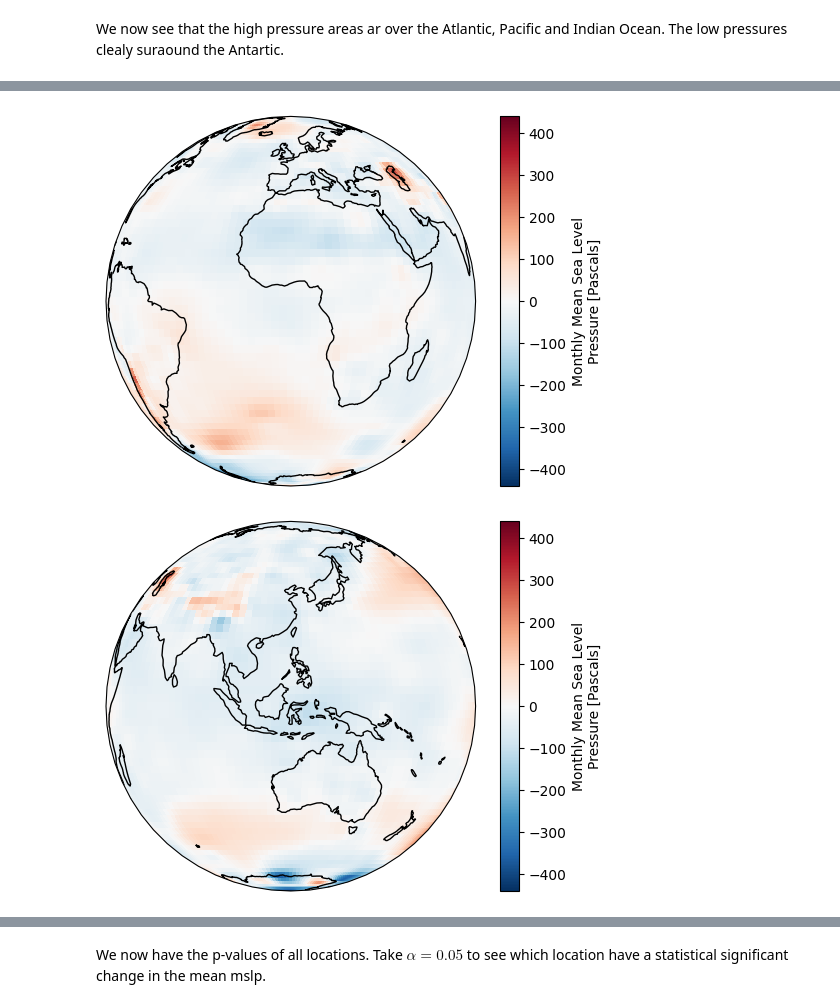
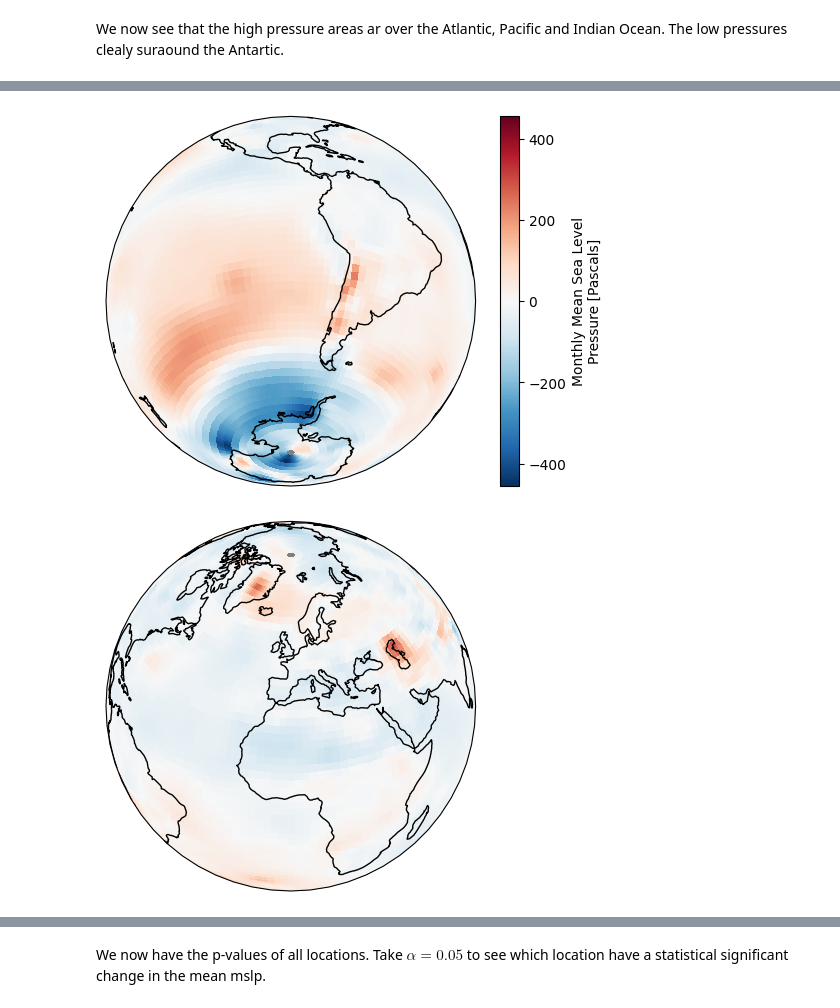
Before and after one commit to johanmon/Statistics, a Jupyter notebook: project/first.ipynb, the cells around one changed output, grey strips where cells are left out. Cells and saved outputs as stored; diff of their text form; code cells hidden in the pictures.

```diff
--- a/project/first.ipynb
+++ b/project/first.ipynb
@@ -89,7 +111,7 @@ p.axes.coastlines();
 # %% [markdown]
 We now see that the high pressure areas ar over the Atlantic, Pacific and Indian Ocean. The low pressures clealy suraound the Antartic.
 # %%
-ds79 = ds.sel(time=slice("1979-01-01", "1999-12-01"))
+dsfirst = ds.isel(time=slice(1, ds.time.size//2))
 # %%
-ds00 = ds.sel(time=slice("2000-01-01", "2025-12-01"))
+dssecond = ds.isel(time=slice(ds.time.size//2 + 1, ds.time.size))
 # %%
@@ -119,5 +137,5 @@ mean00 = ds00.mean(dim = "time")
 # %%
-dif = mean00 - mean79
+dif = dssecond.mean(dim = "time") - dsfirst.mean(dim = "time")
 # %%
 dif
 # %% [output]
@@ -149,20 +168,25 @@ dif.mslp.plot.pcolormesh(x="lon", y="lat")
 # %%
 p = dif.mslp.plot(
-    subplot_kws=dict(projection=ccrs.Orthographic(0, 0), facecolor="gray"),
+    subplot_kws=dict(projection=ccrs.Orthographic(-90, -35), facecolor="gray"),
     transform=ccrs.PlateCarree(),
 )
 p.axes.set_global()
 
 p.axes.coastlines();
+
+plt.savefig('dif-south.pdf')
 # %% [output]
-[figure, old version]
+[figure, new version]
 # %%
 p = dif.mslp.plot(
-    subplot_kws=dict(projection=ccrs.Orthographic(120, 0), facecolor="gray"),
+    subplot_kws=dict(projection=ccrs.Orthographic(0, 35), facecolor="gray"),
     transform=ccrs.PlateCarree(),
+        add_colorbar=False,
 )
 p.axes.set_global()
 
 p.axes.coastlines();
+
+plt.savefig('dif-north.pdf')
 # %% [output]
-[figure, old version]
+[figure, new version]
```
Also changed, not shown: parts of 40 cells of this notebook, 25 other files.
